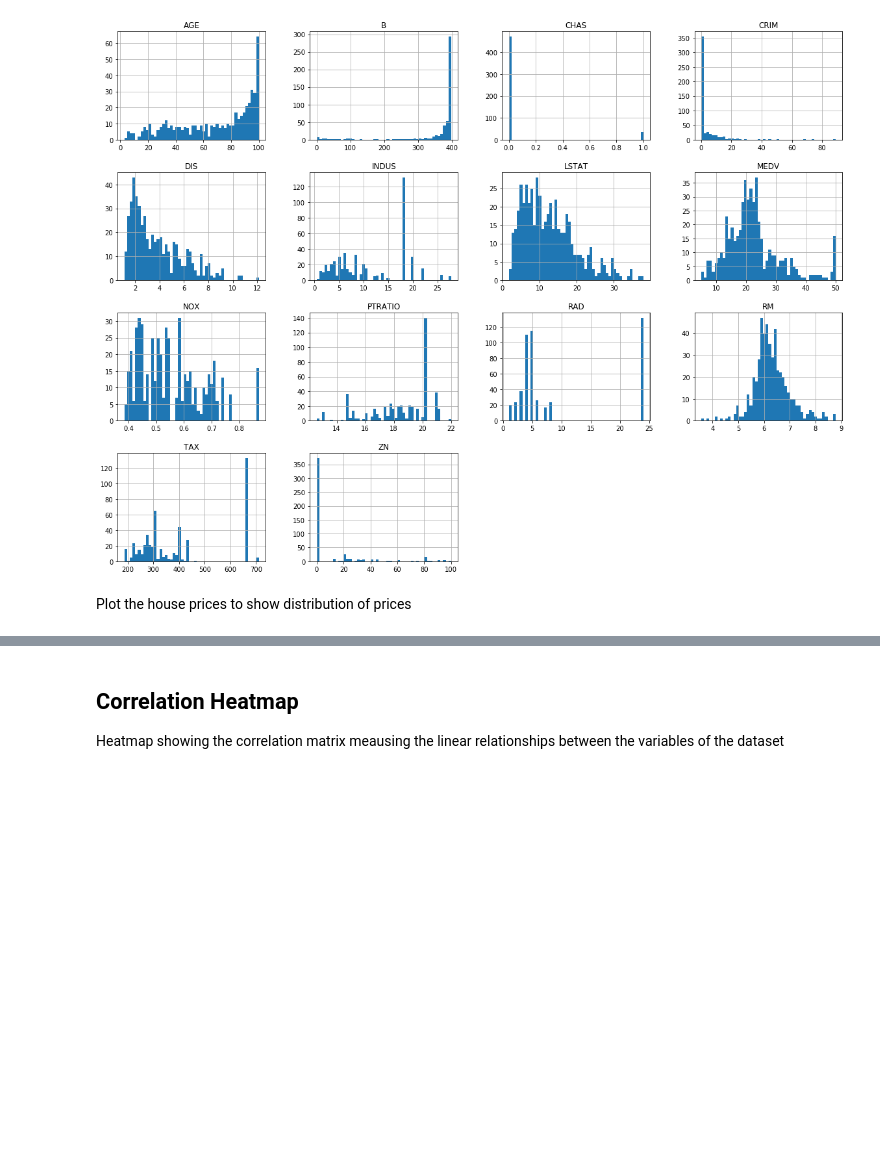
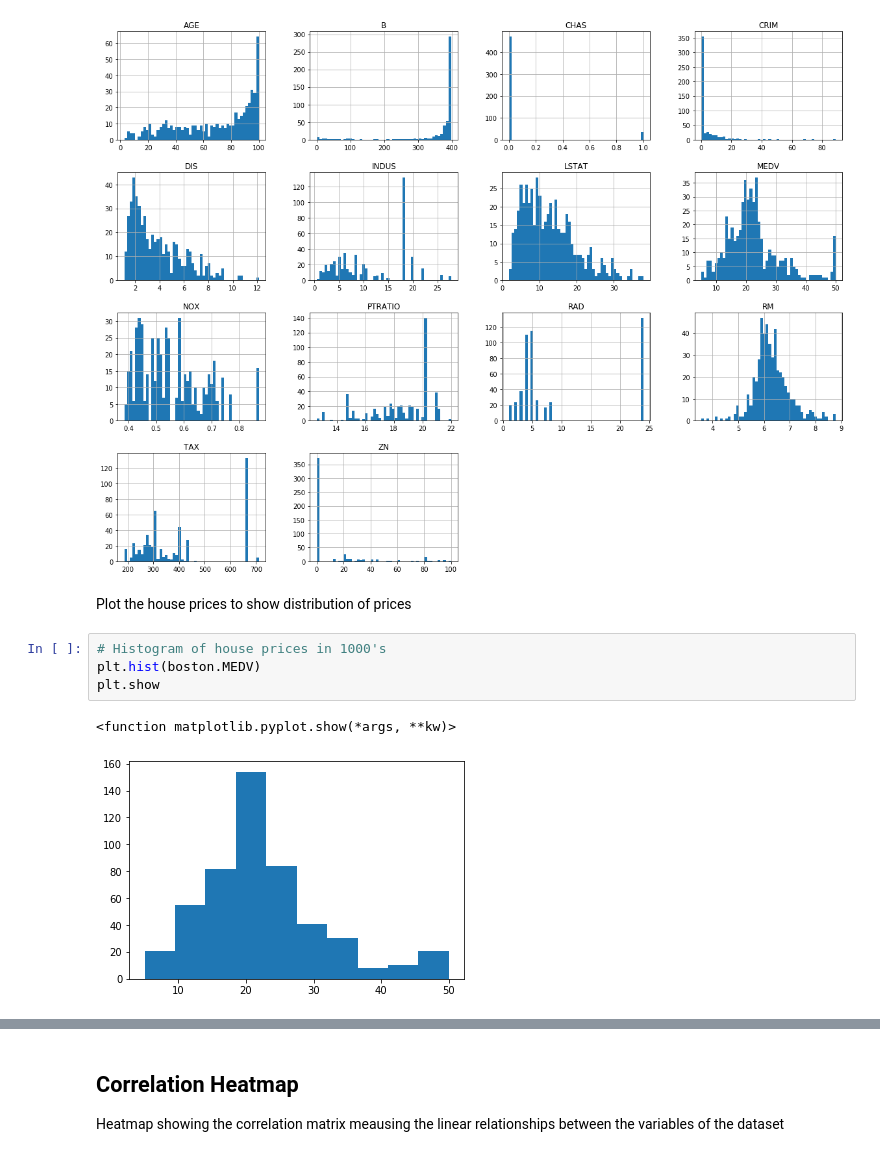
Before and after one commit to GraceAKelly/Machine_learning, a Jupyter notebook: Machine_Learning.ipynb, the cells around one changed output, grey strips where cells are left out. Drawn from its saved outputs; the diff is of its cells as text; blank space fills up the shorter version.

```diff
--- a/Machine_Learning.ipynb
+++ b/Machine_Learning.ipynb
@@ -133,3 +137,10 @@ plt.show()
 [figure]
 # %% [markdown]
 Plot the house prices to show distribution of prices
+# %%
+# Histogram of house prices in 1000's
+plt.hist(boston.MEDV)
+plt.show
+# %% [output]
+<function matplotlib.pyplot.show(*args, **kw)>
+[figure, added]
```
Also changed, not shown: parts of 16 cells of this notebook.
